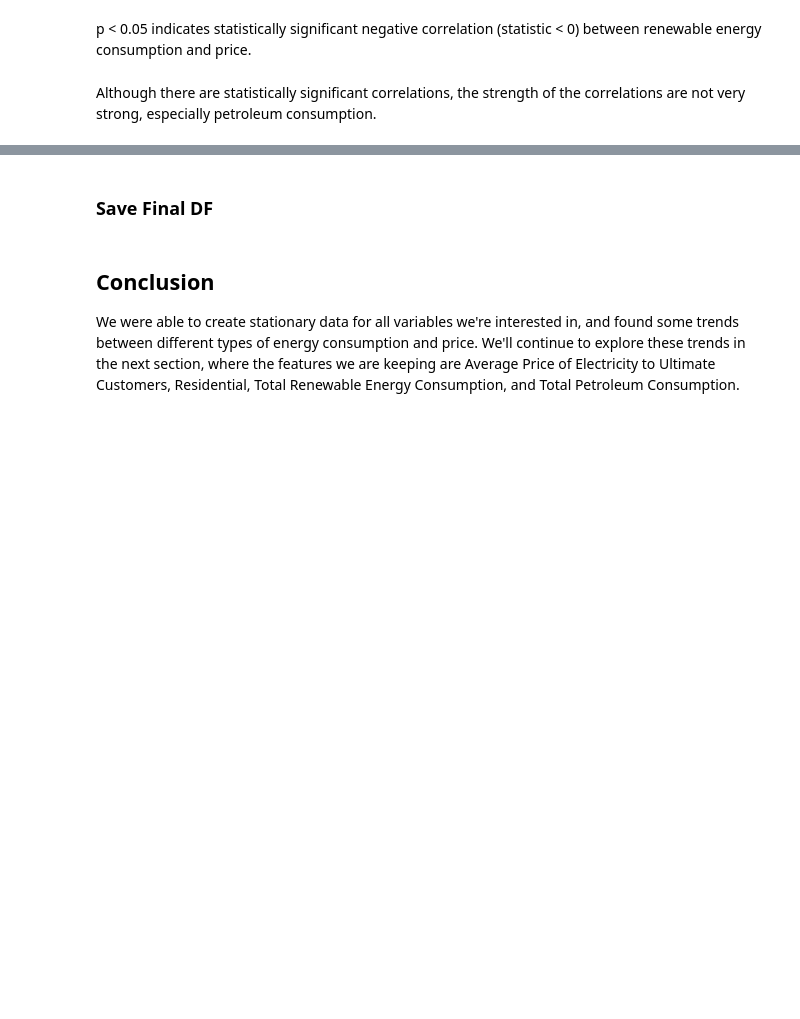
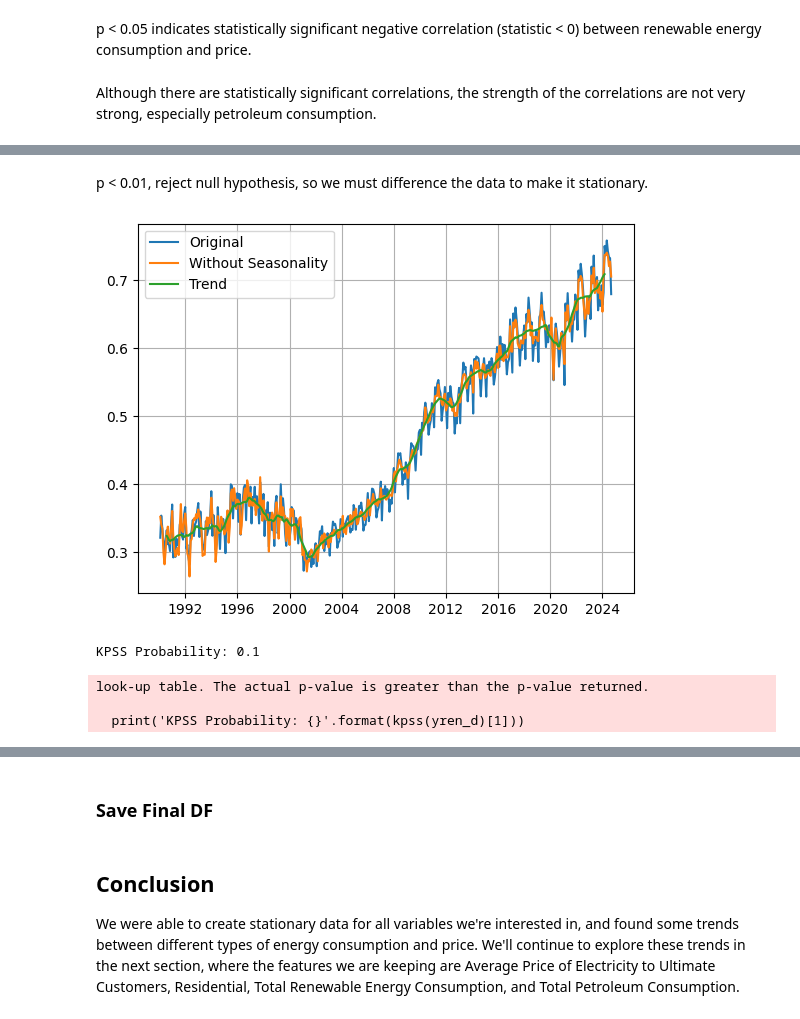
Before and after one commit to bktakacs/springboard_dsc_capstone3, a Jupyter notebook: dw-eda.ipynb, the cells around one changed output, grey strips where cells are left out. Cells and saved outputs as stored; diff of their text form; code cells hidden in the pictures; blank space fills up the shorter version.

```diff
--- a/dw-eda.ipynb
+++ b/dw-eda.ipynb
@@ -373,0 +397,21 @@ Although there are statistically significant correlations, the strength of the c
+# %% [markdown]
+p < 0.01, reject null hypothesis, so we must difference the data to make it stationary.
+# %%
+# With and without seasonality, trend
+plt.figure()
+plt.plot(yren, label='Original')
+plt.plot(yren - yren_dec.seasonal, label='Without Seasonality')
+plt.plot(yren_dec.trend, label='Trend')
+plt.legend()
+plt.grid(True)
+plt.show()
+# %% [output]
+[figure, added]
+# %%
+yren_d = np.diff(yren)
+print('KPSS Probability: {}'.format(kpss(yren_d)[1]))
+# %% [output]
+KPSS Probability: 0.1
+look-up table. The actual p-value is greater than the p-value returned.
+
+  print('KPSS Probability: {}'.format(kpss(yren_d)[1]))
```
Also changed, not shown: parts of 11 cells of this notebook.
